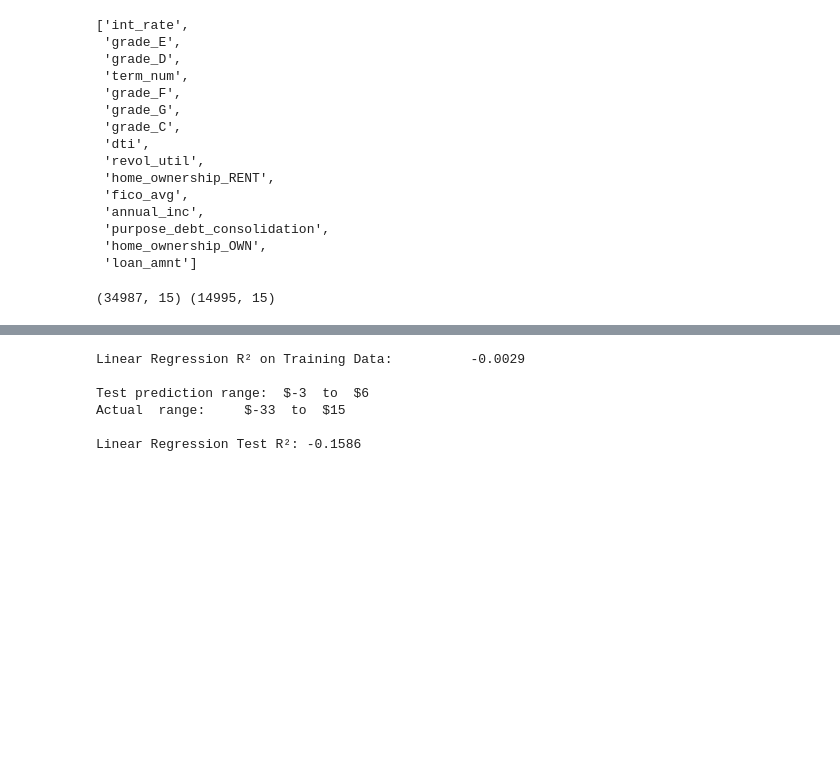
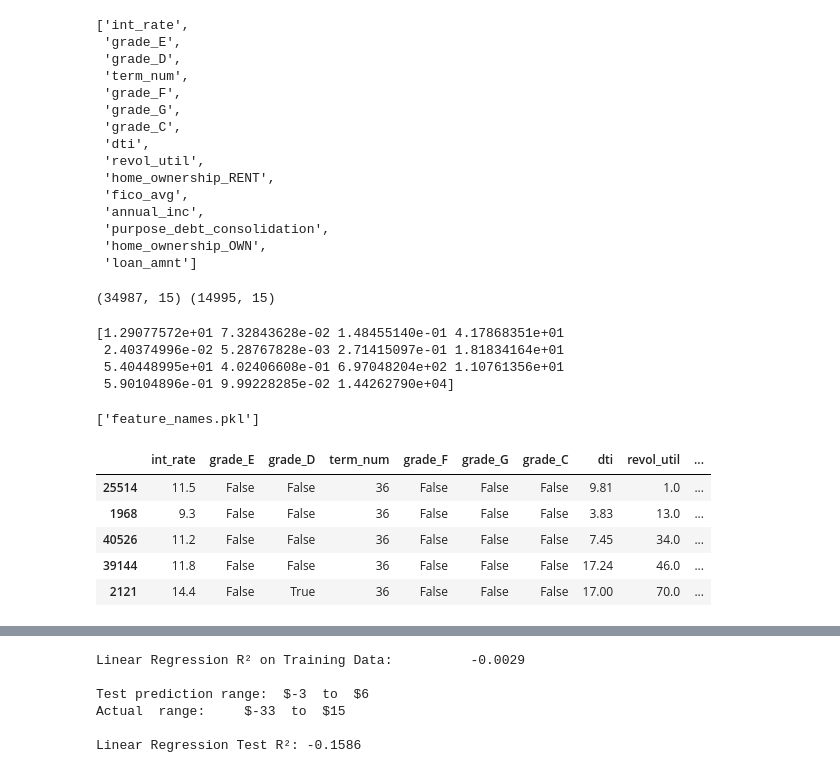
Before and after one commit to ol021/ml-api-project, a Jupyter notebook: Bucknell_Lending_Club_HistoricalLoan_Data.ipynb, the cells around one changed output, grey strips where cells are left out. Cells and saved outputs as stored; diff of their text form; code cells hidden in the pictures; blank space fills up the shorter version.

```diff
--- a/Bucknell_Lending_Club_HistoricalLoan_Data.ipynb
+++ b/Bucknell_Lending_Club_HistoricalLoan_Data.ipynb
@@ -546,11 +513,11 @@ plt.show()
 [figure]
 # %%
 # Fit StandardScaler on TRAINING data only — then transform both sets
-scaler = StandardScaler()
-scaler.fit(train_X)   # learn mean and std from training data ONLY
+# scaler = StandardScaler()
+# scaler.fit(train_X)   # learn mean and std from training data ONLY
 
-train_X_std = pd.DataFrame(scaler.transform(train_X), columns=train_X.columns, index=train_X.index)
-test_X_std  = pd.DataFrame(scaler.transform(test_X),  columns=test_X.columns,  index=test_X.index)
+# train_X_std = pd.DataFrame(scaler.transform(train_X), columns=train_X.columns, index=train_X.index)
+# test_X_std  = pd.DataFrame(scaler.transform(test_X),  columns=test_X.columns,  index=test_X.index)
 # %%
 lm = LinearRegression()
 lm.fit(train_X_std, train_y)
@@ -838,8 +805,29 @@ print(X_train_reduced.shape, X_test_reduced.shape)
 (34987, 15) (14995, 15)
 # %%
 # Fit StandardScaler on TRAINING data only — then transform both sets
-scaler = StandardScaler()
-scaler.fit(X_train_reduced)   # learn mean and std from training data ONLY
+scaler2 = StandardScaler()
+scaler2.fit(X_train_reduced)   # learn mean and std from training data ONLY
 
-train_X_std = pd.DataFrame(scaler.transform(X_train_reduced), columns=X_train_reduced.columns, index=X_train_reduced.index)
-test_X_std  = pd.DataFrame(scaler.transform(X_test_reduced),  columns=X_test_reduced.columns,  index=X_test_reduced.index)
+train_X_std = pd.DataFrame(scaler2.transform(X_train_reduced), columns=X_train_reduced.columns, index=X_train_reduced.index)
+test_X_std  = pd.DataFrame(scaler2.transform(X_test_reduced),  columns=X_test_reduced.columns,  index=X_test_reduced.index)
+# %%
+print(scaler2.mean_)
+# %% [output]
+[1.29077572e+01 7.32843628e-02 1.48455140e-01 4.17868351e+01
+ 2.40374996e-02 5.28767828e-03 2.71415097e-01 1.81834164e+01
+ 5.40448995e+01 4.02406608e-01 6.97048204e+02 1.10761356e+01
+ 5.90104896e-01 9.99228285e-02 1.44262790e+04]
+# %%
+feature_names = X_train_reduced.columns.tolist()
+joblib.dump(feature_names, "feature_names.pkl")
+# %% [output]
+['feature_names.pkl']
+# %%
+X_train_reduced.head()
+# %% [output]
+|  | int_rate | grade_E | grade_D | term_num | grade_F | grade_G | grade_C | dti | revol_util | ... |
+| 25514 | 11.5 | False | False | 36 | False | False | False | 9.81 | 1.0 | ... |
+| 1968 | 9.3 | False | False | 36 | False | False | False | 3.83 | 13.0 | ... |
+| 40526 | 11.2 | False | False | 36 | False | False | False | 7.45 | 34.0 | ... |
+| 39144 | 11.8 | False | False | 36 | False | False | False | 17.24 | 46.0 | ... |
+| 2121 | 14.4 | False | True | 36 | False | False | False | 17.00 | 70.0 | ... |
```
Also changed, not shown: parts of 15 cells of this notebook, 3 other files.
